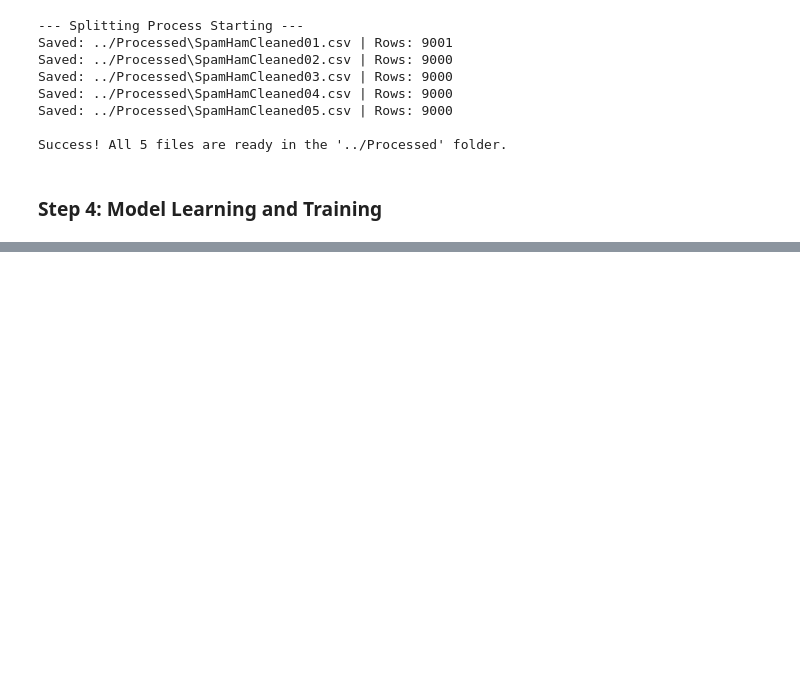
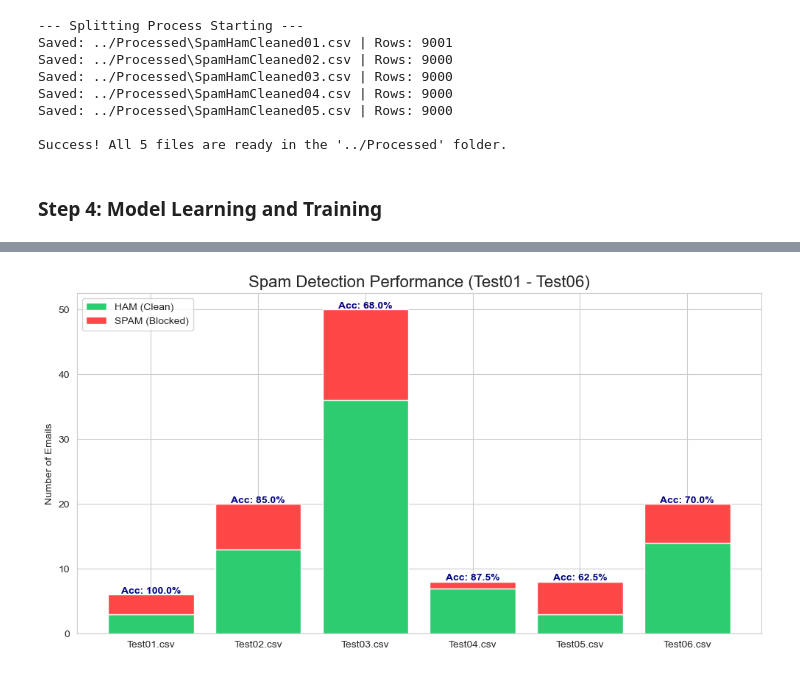
Before and after one commit to hieugia090806/Computing_Technology_Innovation_Project_COS30049, a Jupyter notebook: Website/Backend/Notebooks/SpamHam.ipynb, the cells around one changed output, grey strips where cells are left out. Cells and saved outputs as stored; diff of their text form; code cells hidden in the pictures; blank space fills up the shorter version.

```diff
--- a/Website/Backend/Notebooks/SpamHam.ipynb
+++ b/Website/Backend/Notebooks/SpamHam.ipynb
@@ -302,0 +962,90 @@ ImportError: cannot import name 'AdamW' from 'transformers' (c:\Users\DELL\anaco
+# %%
+import pandas as pd
+import matplotlib.pyplot as plt
+import seaborn as sns
+import os
+
+# --- CONFIGURATION ---
+FILES_TO_TEST = [f'Test0{i}.csv' for i in range(1, 7)]
+batch_summary = []
+
+print(f"🚀 Running Final Batch Test for {len(FILES_TO_TEST)} files...\n")
+
+# 1. Loop through each file
+for filename in FILES_TO_TEST:
+    file_path = os.path.join(TEST_DATA_DIR, filename)
+
+    if os.path.exists(file_path):
+        # Predict using our boosted model
+        results_df, col_name = analyze_and_predict(file_path, rf_model, tfidf)
+
+        if results_df is not None:
+            file_id = os.path.splitext(filename)[0]
+
+            # Save detailed CSV for each file
+            detailed_path = os.path.join(RESULTS_DIR, f'Detailed_{file_id}.csv')
+            results_df.to_csv(detailed_path, index=False)
+
+            # Stats calculation
+            total_rows = len(results_df)
+            spam_count = (results_df['Status'] == 'SPAM').sum()
+            ham_count = (results_df['Status'] == 'HAM').sum()
+
+            # Accuracy check (requires 'Label' column in CSV)
+            acc_str = "N/A"
+            if 'Label' in results_df.columns:
+                results_df['Actual_Num'] = results_df['Label'].str.lower().map({'spam': 1, 'ham': 0})
+                correct = (results_df['Predicted_Label'] == results_df['Actual_Num']).sum()
+                acc_val = (correct / total_rows) * 100
+                acc_str = f"{acc_val:.1f}%"
+
+            batch_summary.append({
+                'File': filename,
+                'Samples': total_rows,
+                'Spam': spam_count,
+                'Ham': ham_count,
+                'Accuracy': acc_str
+            })
+            print(f"✅ {filename} processed. Accuracy: {acc_str}")
+    else:
+        print(f"⚠️ {filename} not found in {TEST_DATA_DIR}. Skipping.")
+
+# 2. Display Summary Table
+summary_df = pd.DataFrame(batch_summary)
+if not summary_df.empty:
+    print("\n" + "="*40)
+    print("📊 BATCH TEST SUMMARY REPORT")
+    print("="*40)
+    print(summary_df.to_string(index=False))
+
+    # 3. Visualization: Prediction Distribution
+    plt.figure(figsize=(12, 6))
+    sns.set_style("whitegrid")
+
+    # Create a stacked bar chart
+    x = summary_df['File']
+    hams = summary_df['Ham']
+    spams = summary_df['Spam']
+
+    plt.bar(x, hams, color='#2ecc71', label='HAM (Clean)')
+    plt.bar(x, spams, bottom=hams, color='#ff4747', label='SPAM (Blocked)')
+
+    plt.title('Spam Detection Performance (Test01 - Test06)', fontsize=16)
+    plt.ylabel('Number of Emails')
+    plt.legend(loc='upper left')
+
+    # Add accuracy labels on top of each bar
+    for i, row in summary_df.iterrows():
+        plt.text(i, row['Samples'] + 0.2, f"Acc: {row['Accuracy']}",
+                 ha='center', fontweight='bold', color='navy')
+
+    # Save the master diagram
+    batch_plot_path = os.path.join(FIGURES_DIR, 'Final_Batch_Results.png')
+    plt.savefig(batch_plot_path, dpi=300, bbox_inches='tight')
+    plt.show()
+
+    print(f"\n📁 All results saved in '{RESULTS_DIR}'")
+    print(f"🖼️ Summary diagram saved: {batch_plot_path}")
+else:
+    print("❌ No data found to summarize.")
+# %% [output]
@@ -302,0 +1071 @@ ImportError: cannot import name 'AdamW' from 'transformers' (c:\Users\DELL\anaco
+[figure, added]
```
Also changed, not shown: parts of 19 cells of this notebook, 27 other files.
